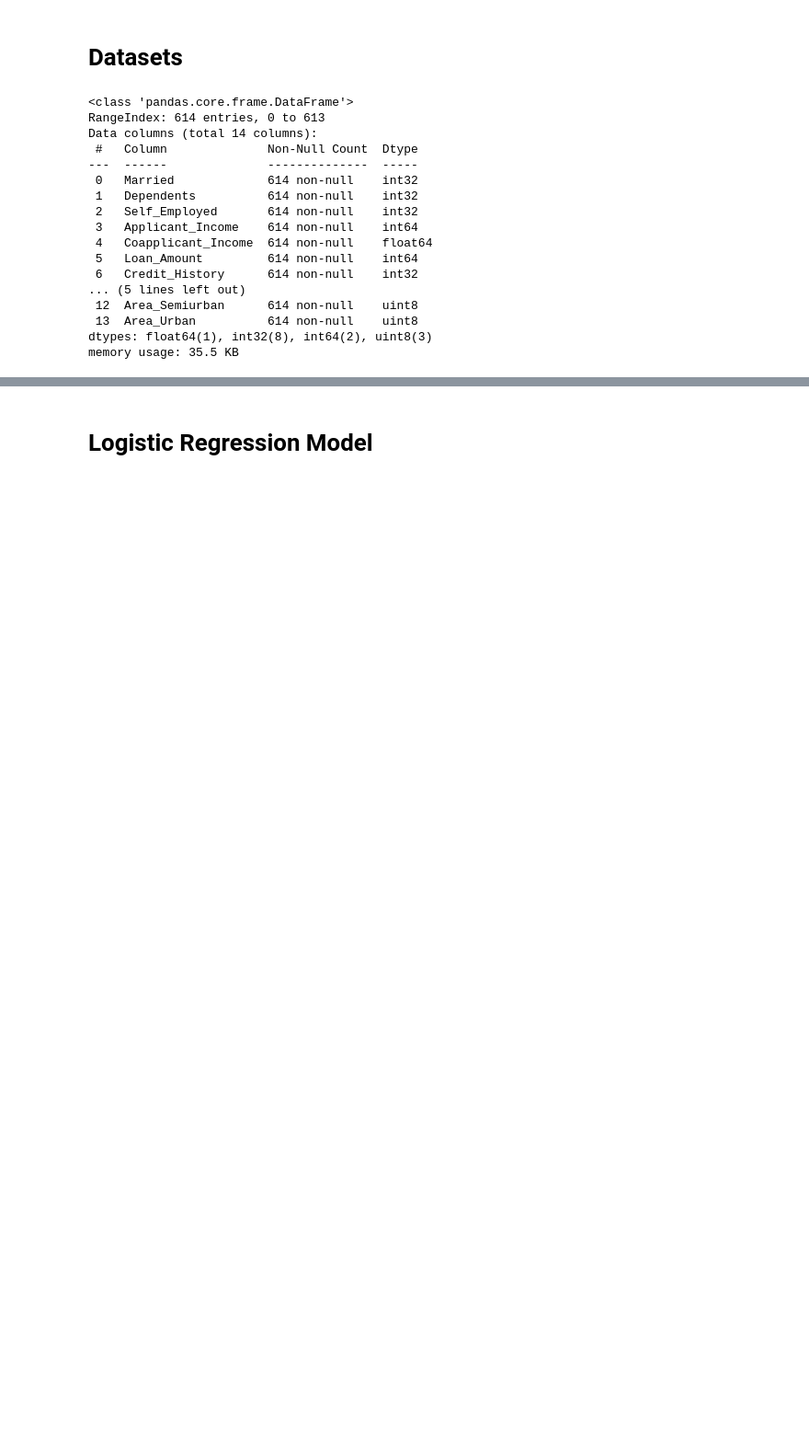
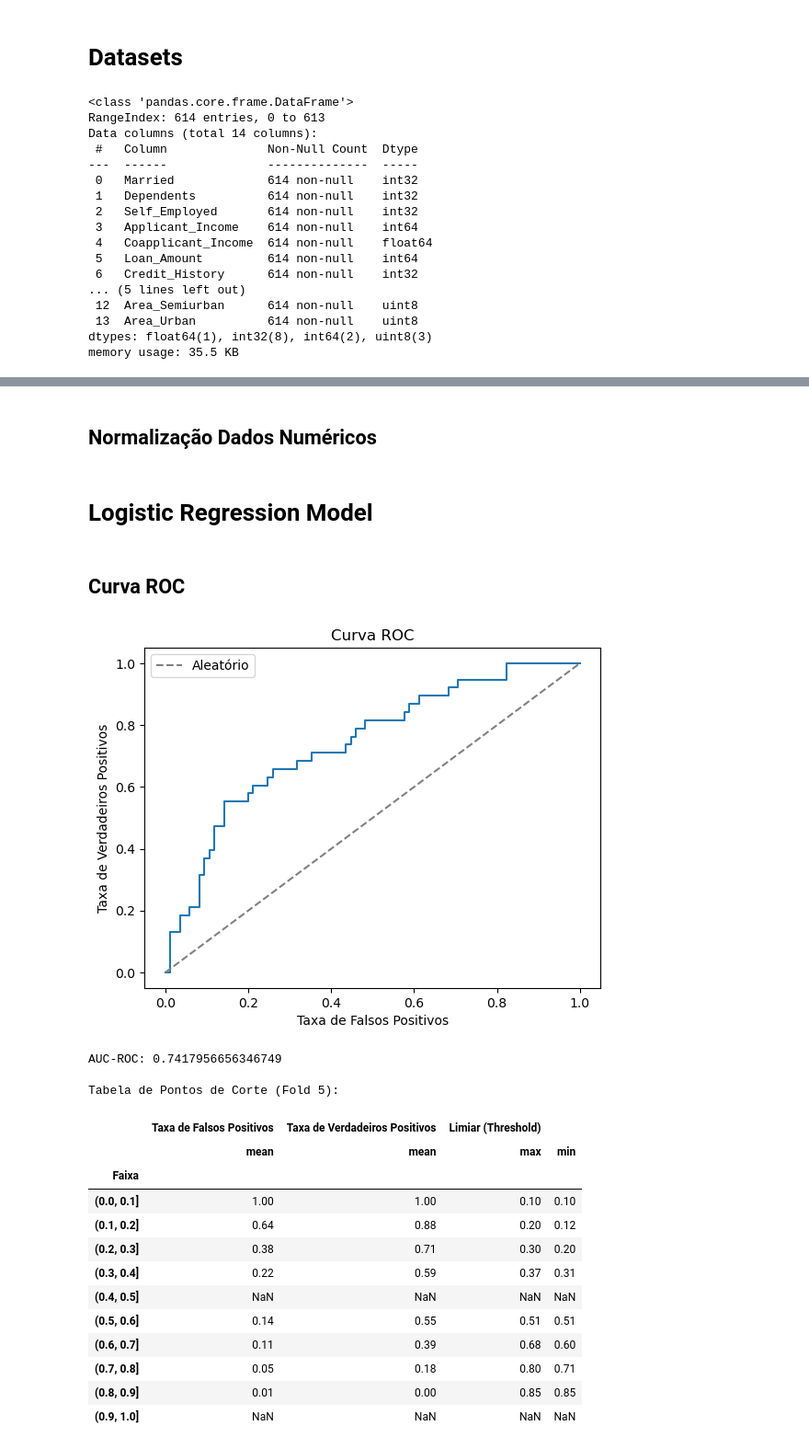
Before and after one commit to vitor-tgomes/loan_dataset_analysis, a Jupyter notebook: Loan_logistic_regression.ipynb, the cells around one changed output, grey strips where cells are left out. Shown at 92% size. Saved outputs shown, nothing was run; the diff lists cells and outputs as text; code cells hidden in the pictures; blank space fills up the shorter version.

```diff
--- a/Loan_logistic_regression.ipynb
+++ b/Loan_logistic_regression.ipynb
@@ -86,0 +132,2 @@ train_trat_v1
+# %% [markdown]
+## Normalização Dados Numéricos
@@ -105,0 +148,70 @@ f1_scores = []
+# %% [markdown]
+## Curva ROC
+# %%
+# Dividir em base de treino e teste mantendo a proporção de sucessos e fracassos
+X_train, X_test, y_train, y_test = train_test_split(X, y, test_size=0.2, stratify=y, random_state=42)
+
+# Inicializar o modelo de regressão logística
+model = LogisticRegression()
+
+# Treinar o modelo
+model.fit(X_train, y_train)
+
+# Fazer previsões no conjunto de teste
+y_pred = model.predict(X_test)
+
+# Calcular as probabilidades das previsões
+y_pred_proba = model.predict_proba(X_test)[:, 1]
+# Calcular a curva ROC
+fpr, tpr, thresholds = roc_curve(y_test, y_pred_proba)
+# Plotar a curva ROC
+plt.plot(fpr, tpr)
+plt.plot([0, 1], [0, 1], '--', color='gray', label='Aleatório')
+plt.xlabel('Taxa de Falsos Positivos')
+plt.ylabel('Taxa de Verdadeiros Positivos')
+plt.title('Curva ROC')
+plt.legend()
+plt.show()
+
+# Calcular a área sob a curva ROC (AUC-ROC)
+auc_roc = roc_auc_score(y_test, y_pred_proba)
+print(f'AUC-ROC: {auc_roc}')
+print()
+
+#---------------------------------- Tabela de Threshold -----------------------------------
+# Criar uma tabela para exibir os pontos de corte e os valores correspondentes
+table_data = {'Taxa de Falsos Positivos': fpr,
+              'Taxa de Verdadeiros Positivos': tpr,
+              'Limiar (Threshold)': thresholds}
+table_df = pd.DataFrame(table_data)
+
+# Definir os limites das faixas de limiares
+bins = [0, 0.1, 0.2, 0.3, 0.4, 0.5, 0.6, 0.7, 0.8, 0.9, 1.0]
+
+# Adicionar uma coluna 'Faixa' à tabela de pontos de corte
+table_df['Faixa'] = pd.cut(table_df['Limiar (Threshold)'], bins)
+
+# Agrupar os valores de fpr e tpr por faixa de limiar
+grouped_table = table_df.groupby('Faixa').agg({'Taxa de Falsos Positivos': 'mean',  'Taxa de Verdadeiros Positivos': 'mean', 'Limiar (Threshold)' : ['max', 'min']})
+
+# Exibir a tabela com os valores agrupados por faixa
+print(f'Tabela de Pontos de Corte (Fold {fold}):')
+grouped_table.round(2)
+# %% [output]
+[figure, added]
+AUC-ROC: 0.7417956656346749
+
+Tabela de Pontos de Corte (Fold 5):
+|  | Taxa de Falsos Positivos | Taxa de Verdadeiros Positivos | Limiar (Threshold) |  |
+|  | mean | mean | max | min |
+| Faixa |  |  |  |  |
+| (0.0, 0.1] | 1.00 | 1.00 | 0.10 | 0.10 |
+| (0.1, 0.2] | 0.64 | 0.88 | 0.20 | 0.12 |
+| (0.2, 0.3] | 0.38 | 0.71 | 0.30 | 0.20 |
+| (0.3, 0.4] | 0.22 | 0.59 | 0.37 | 0.31 |
+| (0.4, 0.5] | NaN | NaN | NaN | NaN |
+| (0.5, 0.6] | 0.14 | 0.55 | 0.51 | 0.51 |
+| (0.6, 0.7] | 0.11 | 0.39 | 0.68 | 0.60 |
+| (0.7, 0.8] | 0.05 | 0.18 | 0.80 | 0.71 |
+| (0.8, 0.9] | 0.01 | 0.00 | 0.85 | 0.85 |
+| (0.9, 1.0] | NaN | NaN | NaN | NaN |
```
Also changed, not shown: parts of 21 cells of this notebook.
